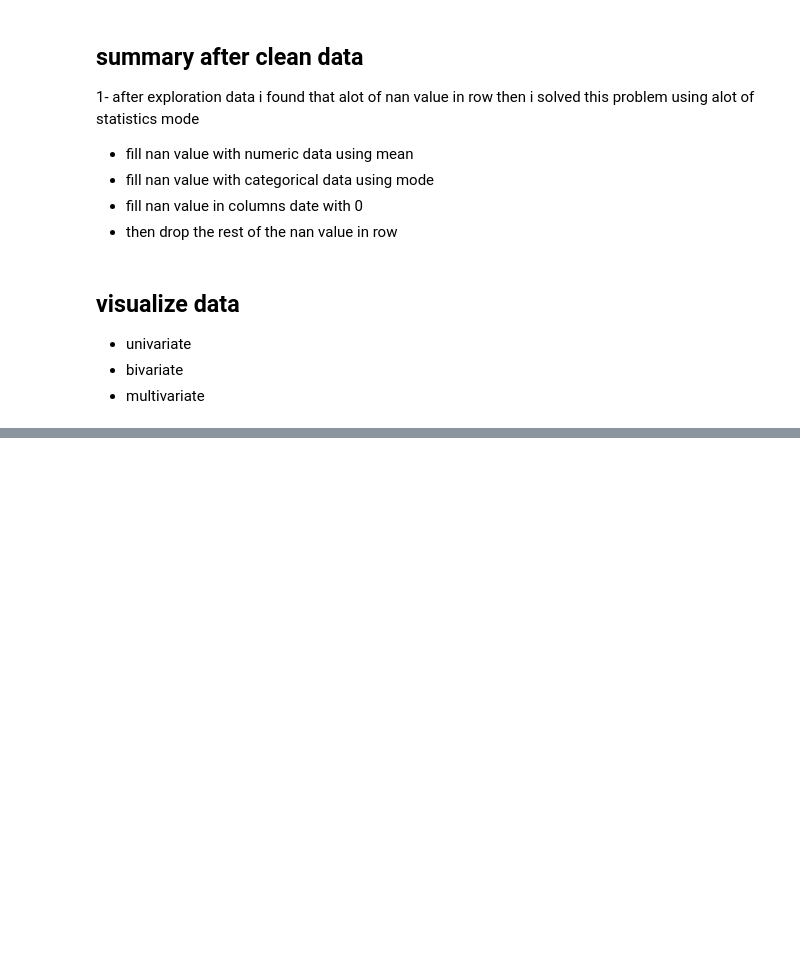
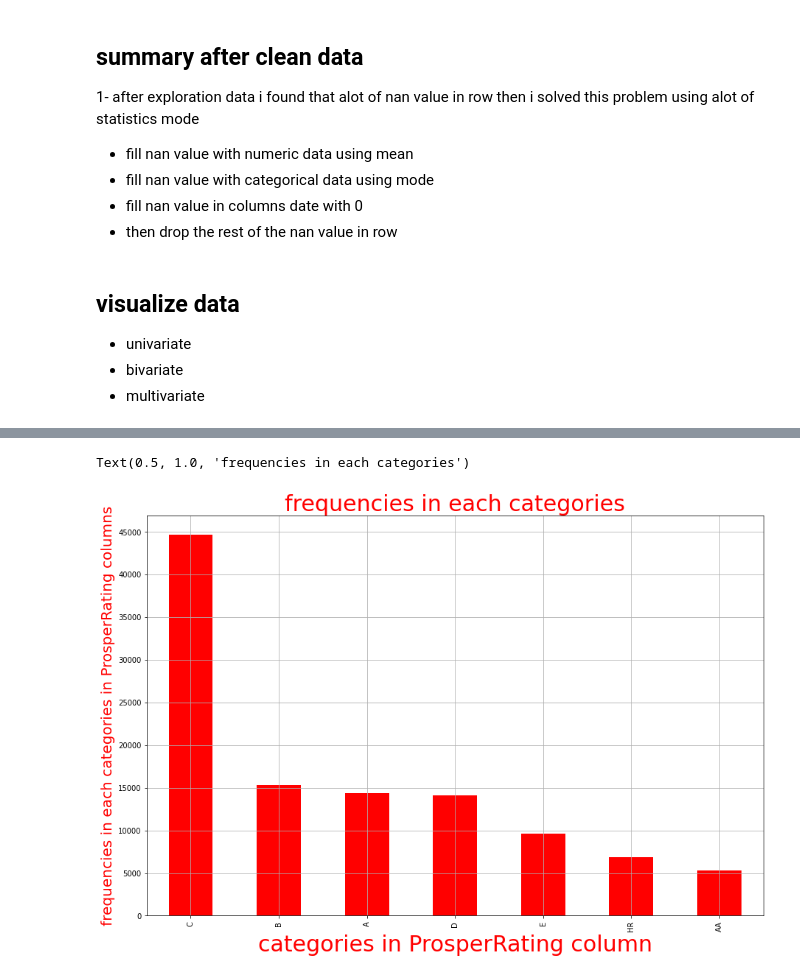
Before and after one commit to ahmed-hassan1997/Data-Analysis-Visualization, a Jupyter notebook: data_visualization.ipynb, the cells around one changed output, grey strips where cells are left out. Cells and saved outputs as stored; diff of their text form; code cells hidden in the pictures; blank space fills up the shorter version.

```diff
--- a/data_visualization.ipynb
+++ b/data_visualization.ipynb
@@ -202,0 +220,12 @@ df.head()
+# %%
+plt.figure(figsize = (15,10))
+plt.yticks([i for i in np.arange(0,50000, 5000)])
+df['ProsperRating (Alpha)'].value_counts().plot(kind = 'bar' , color = 'red')
+plt.grid()
+
+plt.xlabel('categories in ProsperRating column' , fontsize = 30, color ='red')
+plt.ylabel('frequencies in each categories in ProsperRating columns' , fontsize = 20 , color = 'red')
+plt.title('frequencies in each categories', fontsize = 30 ,color = 'red')
+# %% [output]
+Text(0.5, 1.0, 'frequencies in each categories')
+[figure, added]
```
Also changed, not shown: parts of 9 cells of this notebook.
